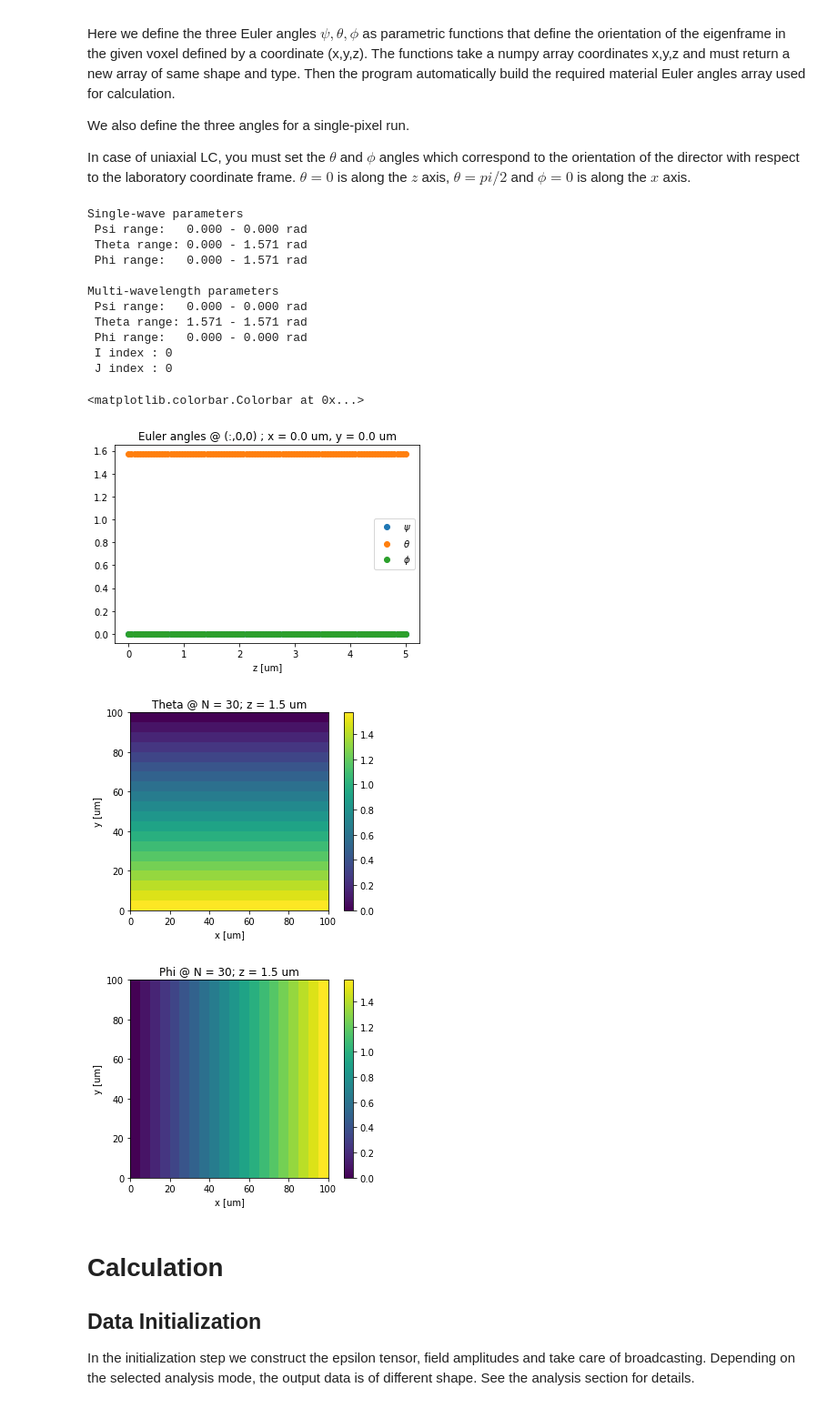
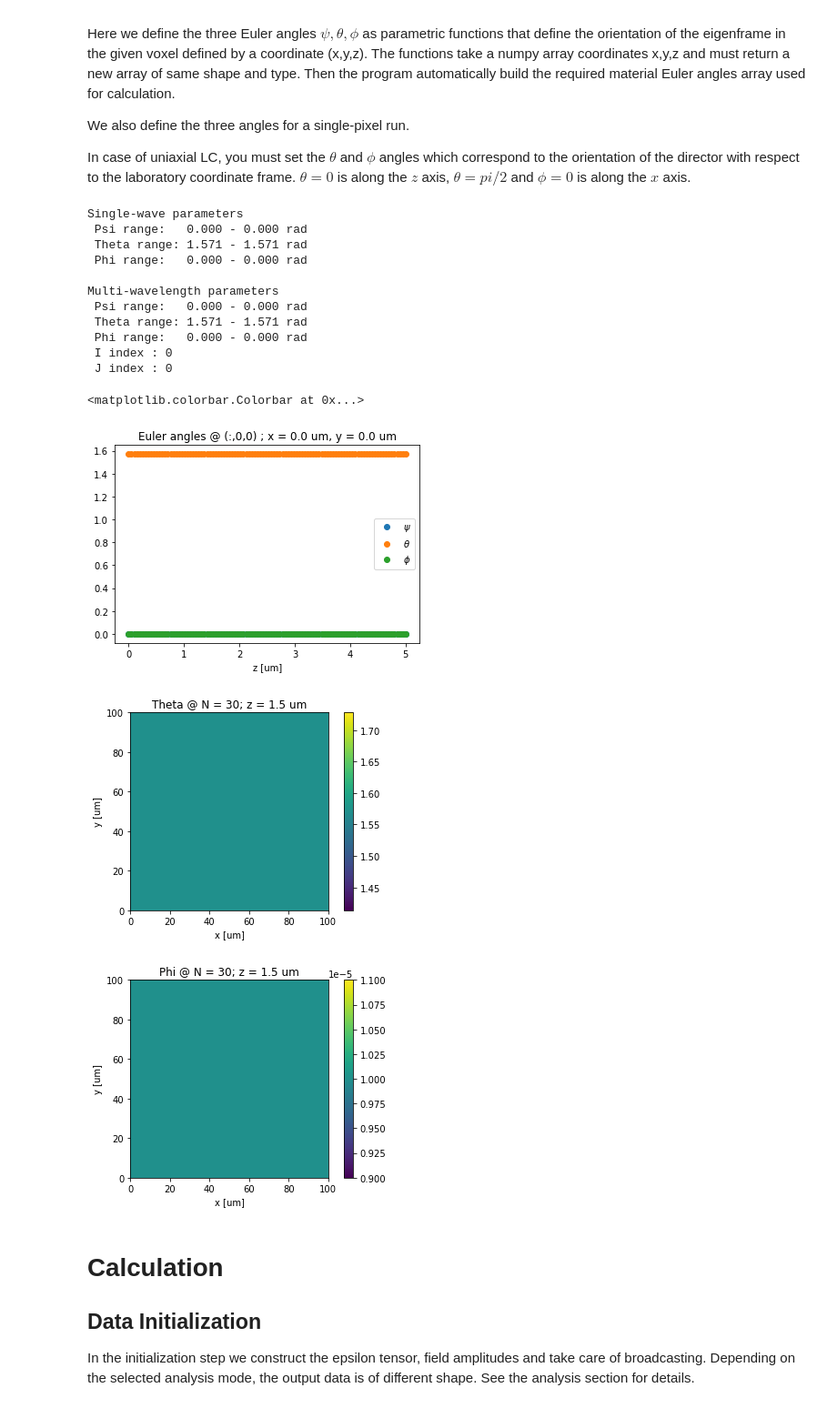
Before and after one commit to andrej5elin/dtmm2, a Jupyter notebook: examples/shg/shg.ipynb, the cells around one changed output. Shown at 91% size. Drawn from its saved outputs; the diff is of its cells as text; code cells hidden in the pictures.

```diff
--- a/examples/shg/shg.ipynb
+++ b/examples/shg/shg.ipynb
@@ -103,7 +103,7 @@ set_analysis_mode('image') #'image' , 'wavelength' or 'full'
 dtmm2.conf.set_verbose(2) # for progress bar
 # data sampling shape, choose wisely
 
-SHAPE = (100,20,20) # data shape (n layers, n pixels height, n pixels width)
+SHAPE = (100,50,50) # data shape (n layers, n pixels height, n pixels width)
 # which polarization states of input light we compute for.
 POLARIZATIONS = [(np.cos(p), np.sin(p)) for p in [0, np.pi/2]]
 # wavelength used for single-wavelength calculation
@@ -123,7 +123,7 @@ BETAS = [BETA]*len(WAVELENGTHS)
 # wave phi parameter for each of the waves of the multi-wavelength calculation.
 PHIS = [PHI]*len(WAVELENGTHS)
 
-D33 = 5.6e-12
+D33 = 5.6e-12*20
 
 # the chi2 tensor
 CHI2 = chi2array(d33 = D33, d13 = 0)
@@ -135,7 +135,7 @@ HEIGHT = 100. # microns
 
 
 # cover/substrate glass refractive index
-NCOVER = 1.75
+NCOVER = 1.5
 
 # !!!!!!!!!!!!!!!!!!!!!!!!!!!!!!!!!!!!!!!!!!!!!!
 # STOP! Computed constants, Do not set manually!
@@ -303,6 +312,16 @@ def theta(x,y,z):
 
 def phi(x,y,z):
     return  x/WIDTH * ROTATION
+
+def psi(x,y,z):
+    return 0.00001 # For uniaxial set to zero or any value
+
+def theta(x,y,z):
+    return np.pi/2+0.00001
+
+def phi(x,y,z):
+    #return  x/WIDTH * TILT + y/HEIGHT * TILT
+    return 0.00001 #+ np.pi/2
 
 # computed parameters. Do not change these!
 #//////////////////////////////////////////
@@ -346,37 +365,37 @@ plt.plot(z, ANGLES[:,I,J,1]%pi2,'o',label = r'$\theta$')
 plt.plot(z, ANGLES[:,I,J,2]%pi2,'o',label = r'$\phi$')
 plt.xlabel('z [um]')
 plt.title(r'Euler angles @ (:,{},{}) ; x = {:.1f} um, y = {:.1f} um'.format(I,J,xxx[N,I,J], yyy[N,I,J]))
 plt.legend()
 
 fig = plt.figure()
 im1 = plt.imshow(ANGLES[N,:,:,1]%pi2, origin = 'lower', extent = (0,HEIGHT, 0, WIDTH))
 plt.title(r'Theta @ N = {}; z = {:.1f} um'.format(N, z[N]))
 fig.colorbar(im1)
 plt.xlabel('x [um]')
 plt.ylabel('y [um]')
 
 fig = plt.figure()
 im2 = plt.imshow(ANGLES[N,:,:,2]%pi2, origin = 'lower', extent = (0,HEIGHT, 0, WIDTH))
 plt.xlabel('x [um]')
 plt.ylabel('y [um]')
 plt.title(r'Phi @ N = {}; z = {:.1f} um'.format(N, z[N]))
 fig.colorbar(im2)
 # %% [output]
 Single-wave parameters
  Psi range:   0.000 - 0.000 rad
- Theta range: 0.000 - 1.571 rad
- Phi range:   0.000 - 1.571 rad
+ Theta range: 1.571 - 1.571 rad
+ Phi range:   0.000 - 0.000 rad
 
 Multi-wavelength parameters
  Psi range:   0.000 - 0.000 rad
  Theta range: 1.571 - 1.571 rad
  Phi range:   0.000 - 0.000 rad
  I index : 0
  J index : 0
 <matplotlib.colorbar.Colorbar at 0x...>
 [figure]
-[figure, old version]
+[figure, new version]
-[figure, old version]
+[figure, new version]
 # %% [markdown]
 # Calculation
 
```
Also changed, not shown: parts of 5 cells of this notebook, 6 other files.
